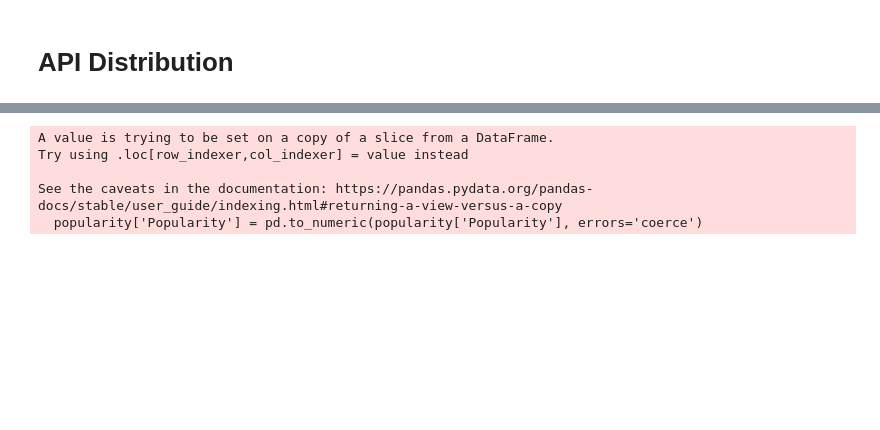
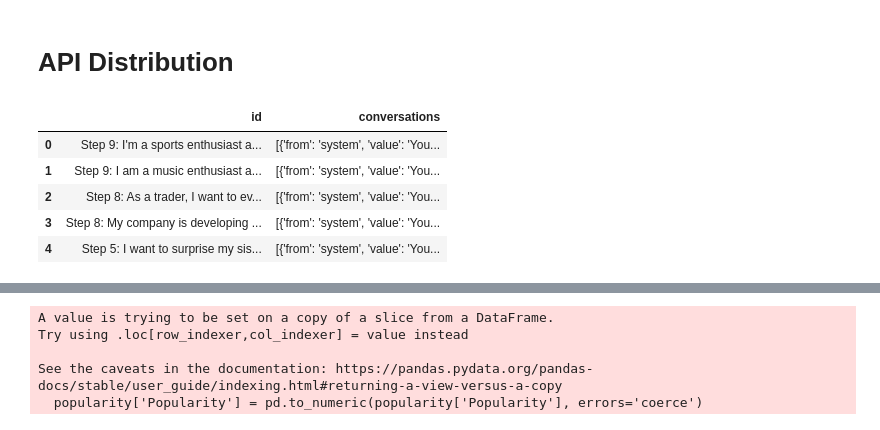
Before and after one commit to StephenYangjz/FasterAgent, a Jupyter notebook: API/statistics.ipynb, the cells around one changed output, grey strips where cells are left out. Cells and saved outputs as stored; diff of their text form; code cells hidden in the pictures; blank space fills up the shorter version.

```diff
--- a/API/Profiling.ipynb
+++ b/API/statistics.ipynb
@@ -11 +14,11 @@ with open('../train.json', 'r') as file:
     data = json.load(file)
+# %%
+data = pd.DataFrame(data)
+data.head()
+# %% [output]
+|  | id | conversations |
+| 0 | Step 9: I'm a sports enthusiast a... | [{'from': 'system', 'value': 'You... |
+| 1 | Step 9: I am a music enthusiast a... | [{'from': 'system', 'value': 'You... |
+| 2 | Step 8: As a trader, I want to ev... | [{'from': 'system', 'value': 'You... |
+| 3 | Step 8: My company is developing ... | [{'from': 'system', 'value': 'You... |
+| 4 | Step 5: I want to surprise my sis... | [{'from': 'system', 'value': 'You... |
```
Also changed, not shown: parts of 4 cells of this notebook, 3 other files.
